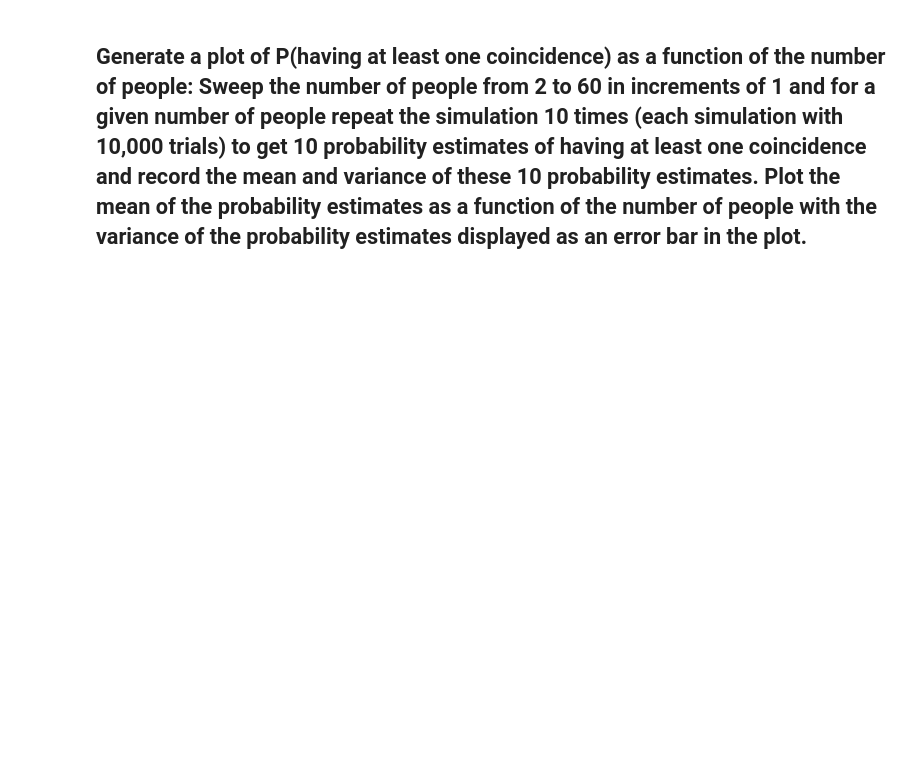
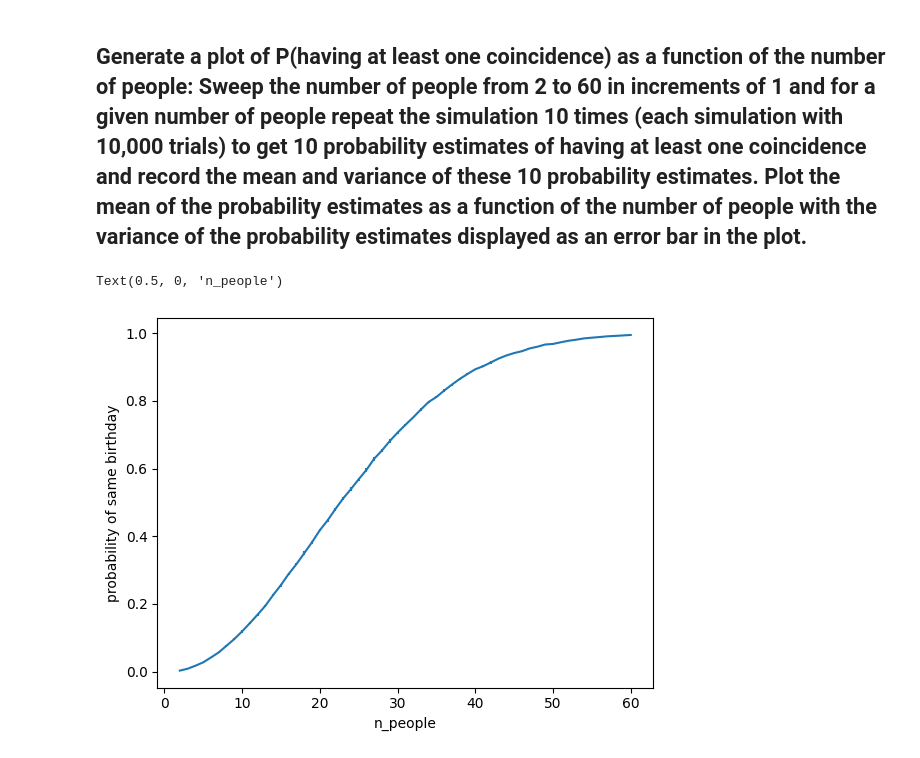
Before and after one commit to HighSpeeds/ECE131A, a Jupyter notebook: DataExp1/Data science exploration 1 - Birthday problem simulation.ipynb, the cells around one changed output. Drawn from its saved outputs; the diff is of its cells as text; code cells hidden in the pictures; blank space fills up the shorter version.

```diff
--- a/DataExp1/Data science exploration 1 - Birthday problem simulation.ipynb
+++ b/DataExp1/Data science exploration 1 - Birthday problem simulation.ipynb
@@ -130,0 +123,24 @@ pass
+# %%
+## Helpful functions: np.mean,np.var,plt.plot,plt.errorbar
+
+
+## Start your code here
+
+n_people=np.arange(2,61)
+n_reps=10
+probabilies=np.empty((len(n_people),n_reps))
+
+for i,n in enumerate(n_people):
+    val=pool.starmap(estimate_p_aloc, n_reps*[(10000,n)])
+    probabilies[i,:]=val
+pool.close()
+
+#ploting
+plt.errorbar(n_people,np.mean(probabilies,axis=1),yerr=np.std(probabilies,axis=1))
+plt.ylabel("probability of same birthday")
+plt.xlabel("n_people")
+
+## End your code here
+# %% [output]
+Text(0.5, 0, 'n_people')
+[figure, added]
```
Also changed, not shown: parts of 2 cells of this notebook.
